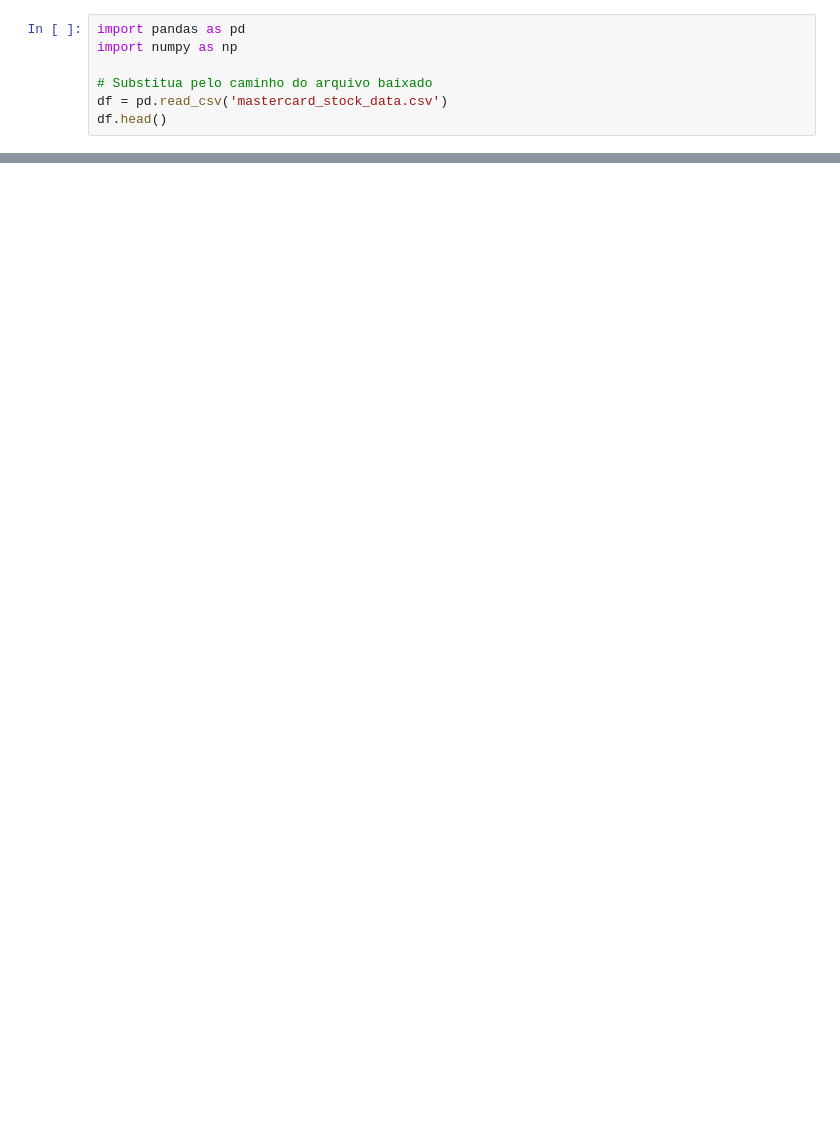
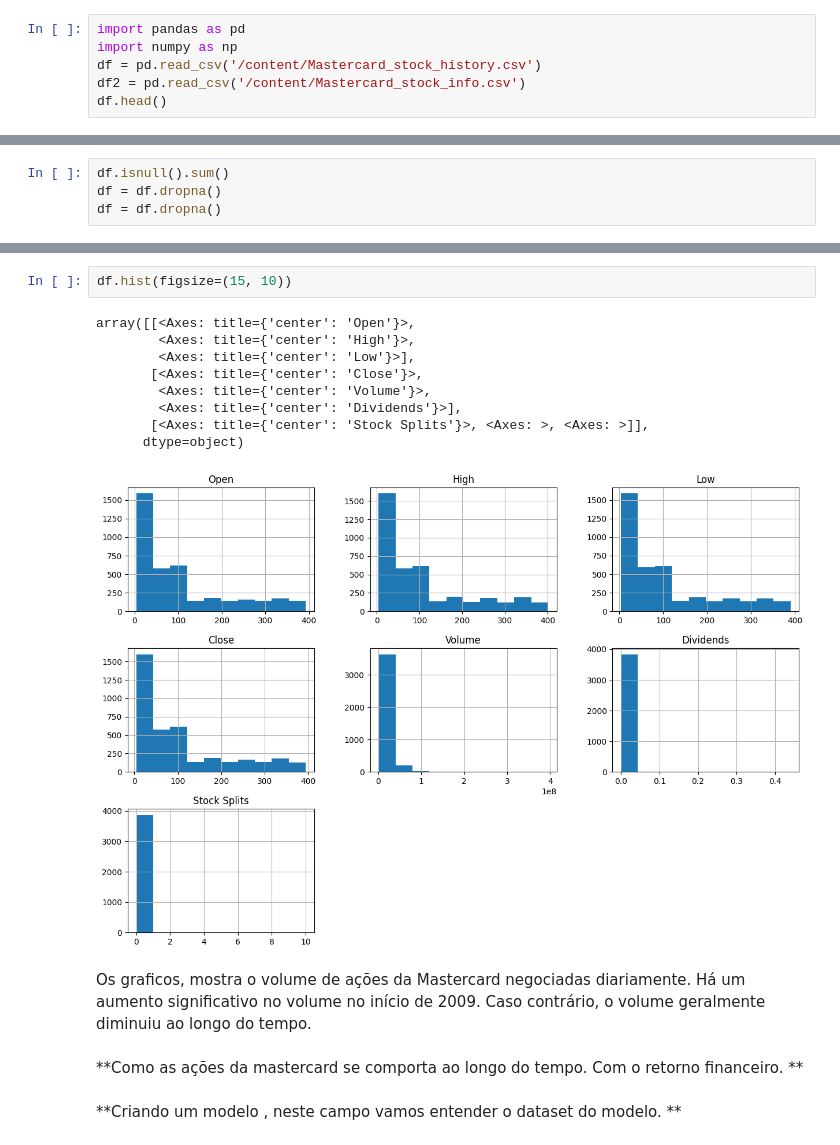
Before and after one commit to GislaineGomes/deco_morse, a Jupyter notebook: Analise_redes_neurais.ipynb, the cells around one changed output, grey strips where cells are left out. Drawn from its saved outputs; the diff is of its cells as text; blank space fills up the shorter version.

```diff
--- a/Analise_redes_neurais.ipynb
+++ b/Analise_redes_neurais.ipynb
@@ -3,8 +3,7 @@
 # %%
 import pandas as pd
 import numpy as np
-
-# Substitua pelo caminho do arquivo baixado
-df = pd.read_csv('mastercard_stock_data.csv')
+df = pd.read_csv('/content/Mastercard_stock_history.csv')
+df2 = pd.read_csv('/content/Mastercard_stock_info.csv')
 df.head()
 # %% [output]
@@ -11,0 +54,4 @@ FileNotFoundError: [Errno 2] No such file or directory: 'Users\\giema\\OneDrive\
+# %%
+df.isnull().sum()
+df = df.dropna()
+df = df.dropna()
@@ -11,0 +125,18 @@ FileNotFoundError: [Errno 2] No such file or directory: 'Users\\giema\\OneDrive\
+# %%
+df.hist(figsize=(15, 10))
+# %% [output]
+array([[<Axes: title={'center': 'Open'}>,
+        <Axes: title={'center': 'High'}>,
+        <Axes: title={'center': 'Low'}>],
+       [<Axes: title={'center': 'Close'}>,
+        <Axes: title={'center': 'Volume'}>,
+        <Axes: title={'center': 'Dividends'}>],
+       [<Axes: title={'center': 'Stock Splits'}>, <Axes: >, <Axes: >]],
+      dtype=object)
+[figure, added]
+# %% [markdown]
+Os graficos, mostra o volume de ações da Mastercard negociadas diariamente. Há um aumento significativo no volume no início de 2009. Caso contrário, o volume geralmente diminuiu ao longo do tempo.
+# %% [markdown]
+**Como as ações da mastercard se comporta ao longo do tempo. Com o retorno financeiro. **
+# %% [markdown]
+**Criando um modelo , neste campo vamos entender o dataset do modelo. **
```
Also changed, not shown: parts of 38 cells of this notebook.
